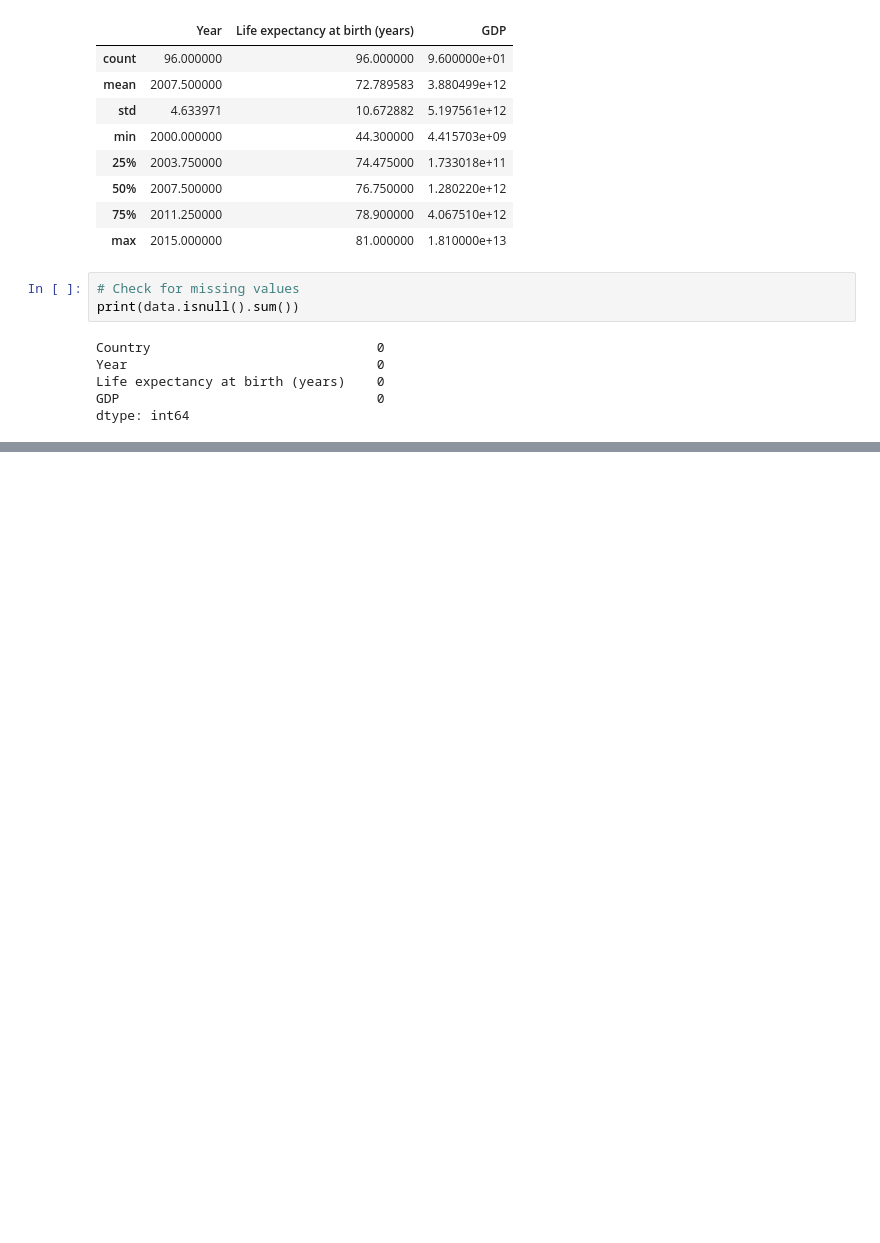
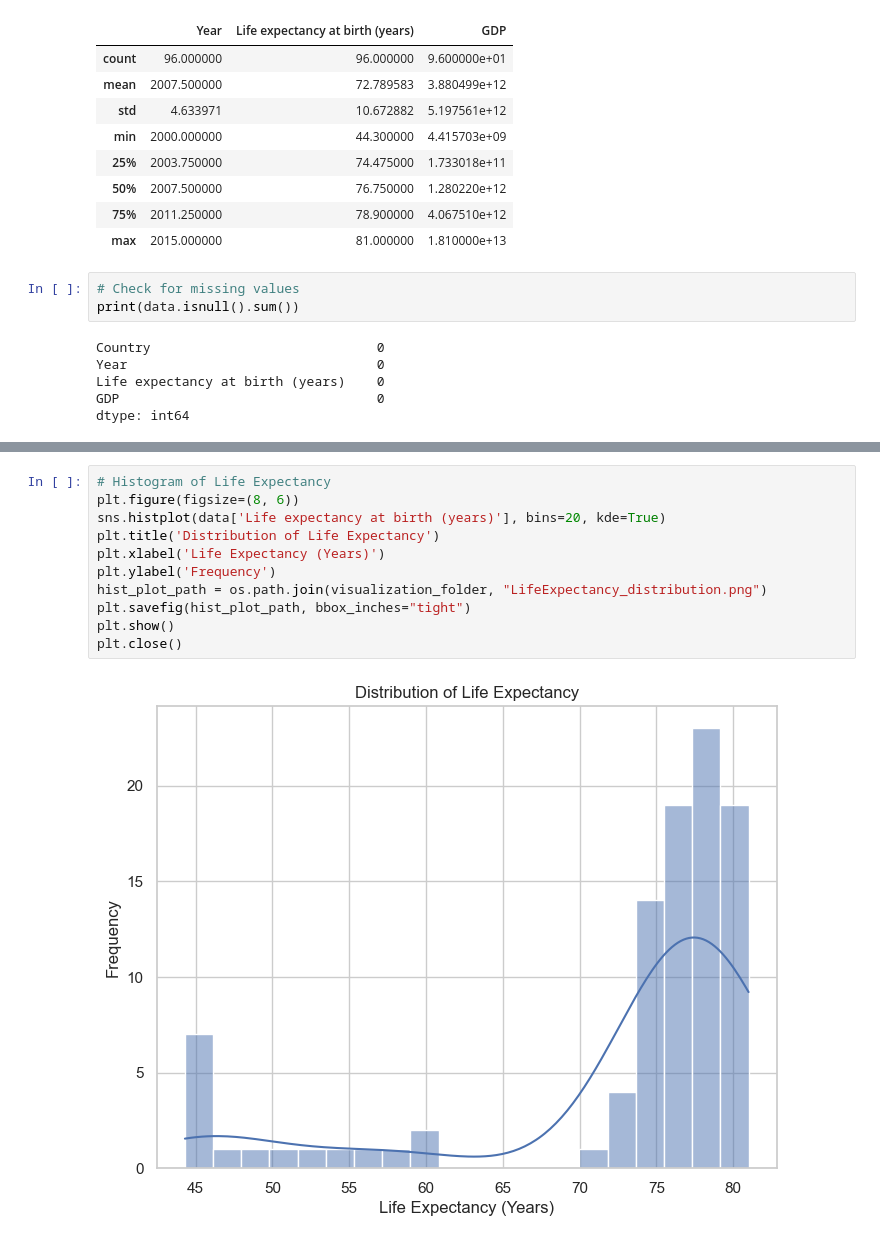
Before and after one commit to aadil-221B/GDP-Life-Expectancy-Portfolio, a Jupyter notebook: notebooks/Load_Data.ipynb, the cells around one changed output, grey strips where cells are left out. Drawn from its saved outputs; the diff is of its cells as text; blank space fills up the shorter version.

```diff
--- a/notebooks/Load_Data.ipynb
+++ b/notebooks/Load_Data.ipynb
@@ -42,0 +178,13 @@ dtype: int64
+# %%
+# Histogram of Life Expectancy
+plt.figure(figsize=(8, 6))
+sns.histplot(data['Life expectancy at birth (years)'], bins=20, kde=True)
+plt.title('Distribution of Life Expectancy')
+plt.xlabel('Life Expectancy (Years)')
+plt.ylabel('Frequency')
+hist_plot_path = os.path.join(visualization_folder, "LifeExpectancy_distribution.png")
+plt.savefig(hist_plot_path, bbox_inches="tight")
+plt.show()
+plt.close()
+# %% [output]
+[figure, added]
```
Also changed, not shown: parts of 23 cells of this notebook, 12 other files.
